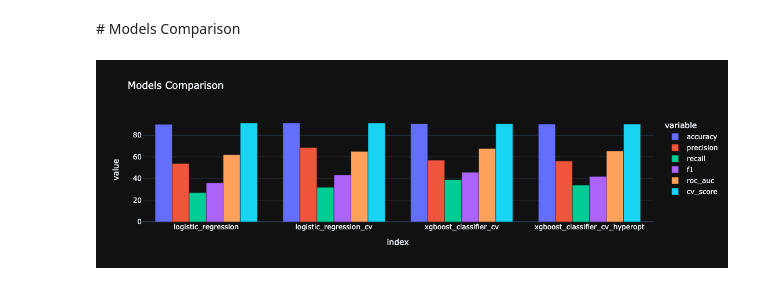
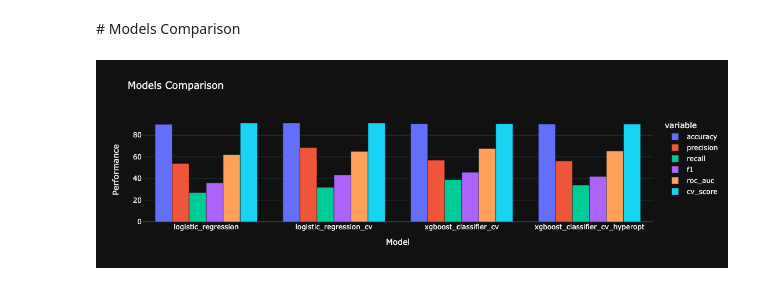
Before and after one commit to Volscente/customer_personality, a Jupyter notebook: notebooks/response_classification.ipynb, the cells around one changed output. Saved outputs shown, nothing was run; the diff lists cells and outputs as text; code cells hidden in the pictures.

```diff
--- a/notebooks/response_classification.ipynb
+++ b/notebooks/response_classification.ipynb
@@ -489,15 +499,14 @@ The objective is to compare XGBoost with Deep Learning.
 # Models Comparison
 # %%
 # Plot the models' performance
-# TODO: fix labels
 figure = ex.bar(performance,
                 x=performance.index,
                 y=performance.columns.values,
-                labels={'x': 'Model', 'y': 'Performance'},
+                labels={'index': 'Model', 'value': 'Performance'},
                 barmode='group',
                 title='Models Comparison',
                 template='plotly_dark')
 
 figure.show()
 # %% [output]
-[figure, old version]
+[figure, new version]
```
Also changed, not shown: parts of 1 cell of this notebook.
